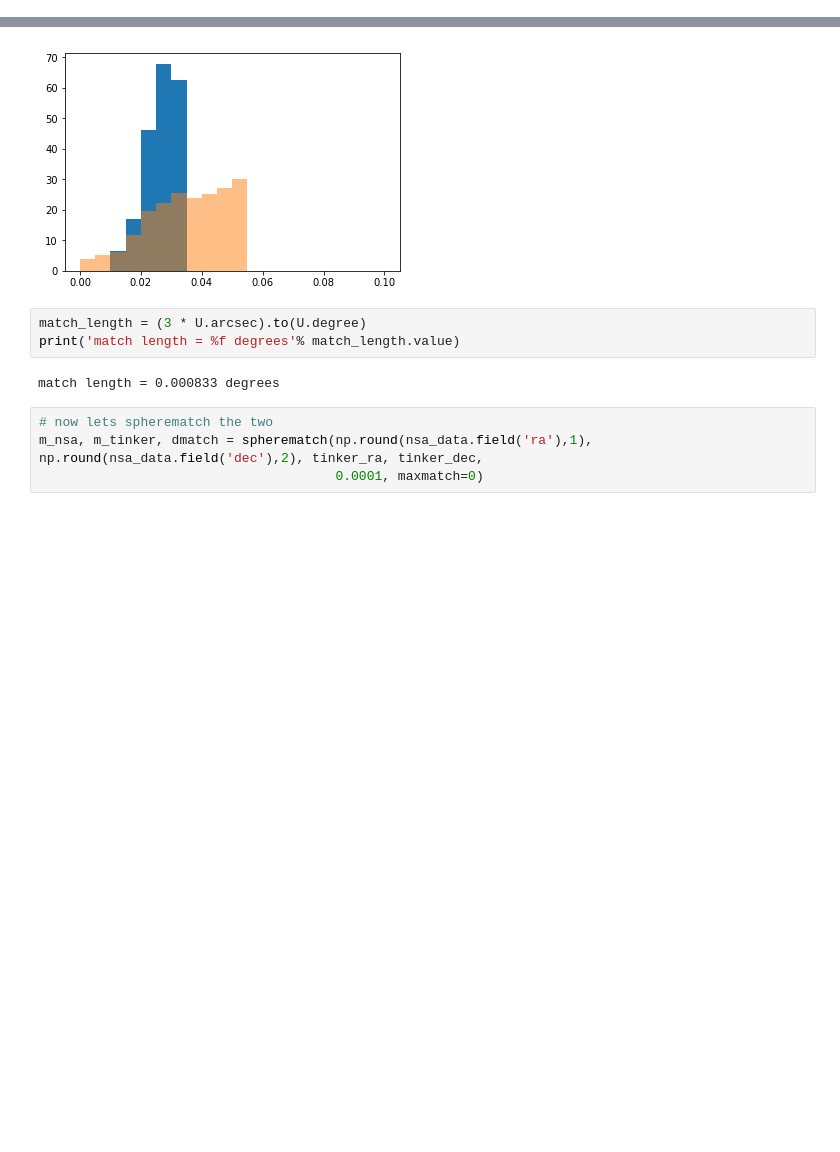
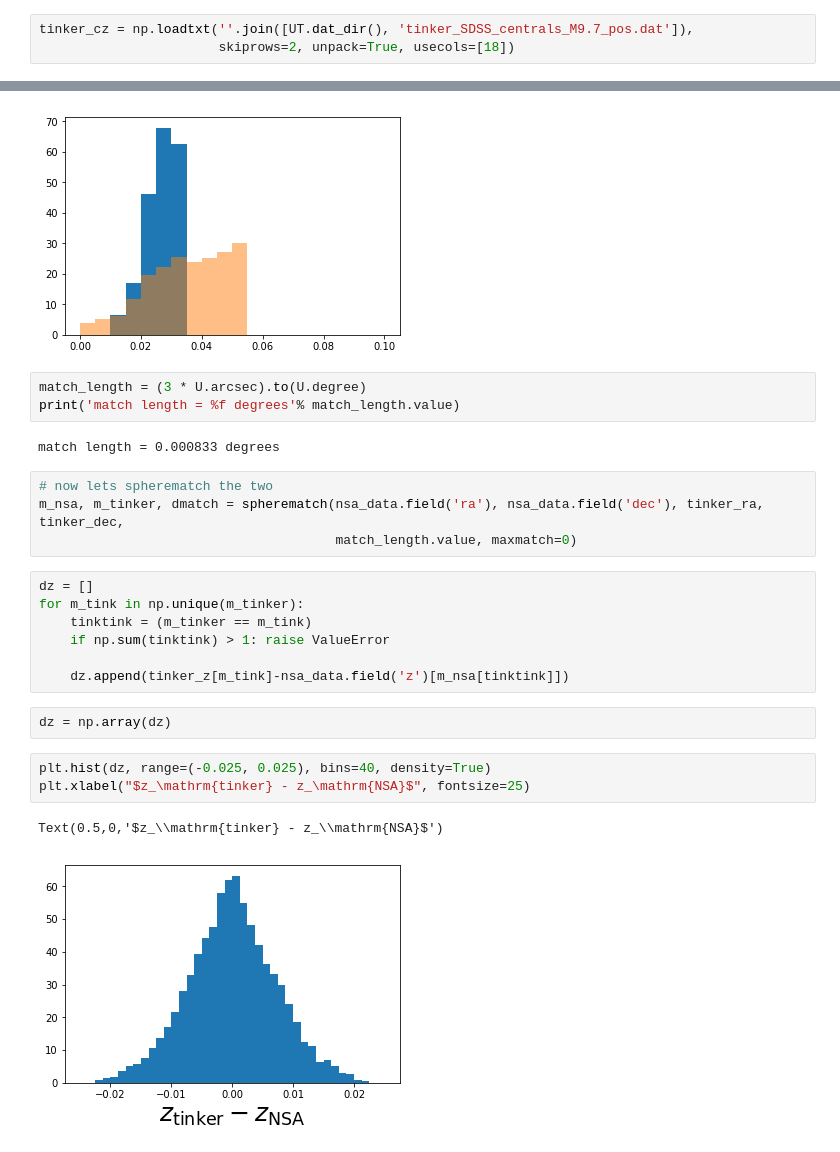
Before and after one commit to changhoonhahn/LetsTalkAboutQuench, a Jupyter notebook: notebooks/notes_SDSS_extra.ipynb, the cells around one changed output, grey strips where cells are left out. Drawn from its saved outputs; the diff is of its cells as text; blank space fills up the shorter version.

```diff
--- a/notebooks/notes_SDSS_extra.ipynb
+++ b/notebooks/notes_SDSS_extra.ipynb
@@ -17,0 +15,3 @@ Tinker catalog has 12344 galaxies
+# %%
+tinker_cz = np.loadtxt(''.join([UT.dat_dir(), 'tinker_SDSS_centrals_M9.7_pos.dat']),
+                       skiprows=2, unpack=True, usecols=[18])
@@ -77,5 +79,20 @@ print('match length = %f degrees'% match_length.value)
 match length = 0.000833 degrees
 # %%
 # now lets spherematch the two
-m_nsa, m_tinker, dmatch = spherematch(np.round(nsa_data.field('ra'),1), np.round(nsa_data.field('dec'),2), tinker_ra, tinker_dec,
-                                      0.0001, maxmatch=0)
+m_nsa, m_tinker, dmatch = spherematch(nsa_data.field('ra'), nsa_data.field('dec'), tinker_ra, tinker_dec,
+                                      match_length.value, maxmatch=0)
+# %%
+dz = []
+for m_tink in np.unique(m_tinker):
+    tinktink = (m_tinker == m_tink)
+    if np.sum(tinktink) > 1: raise ValueError
+
+    dz.append(tinker_z[m_tink]-nsa_data.field('z')[m_nsa[tinktink]])
+# %%
+dz = np.array(dz)
+# %%
+plt.hist(dz, range=(-0.025, 0.025), bins=40, density=True)
+plt.xlabel("$z_\mathrm{tinker} - z_\mathrm{NSA}$", fontsize=25)
+# %% [output]
+Text(0.5,0,'$z_\\mathrm{tinker} - z_\\mathrm{NSA}$')
+[figure, added]
```
Also changed, not shown: parts of 7 cells of this notebook.
